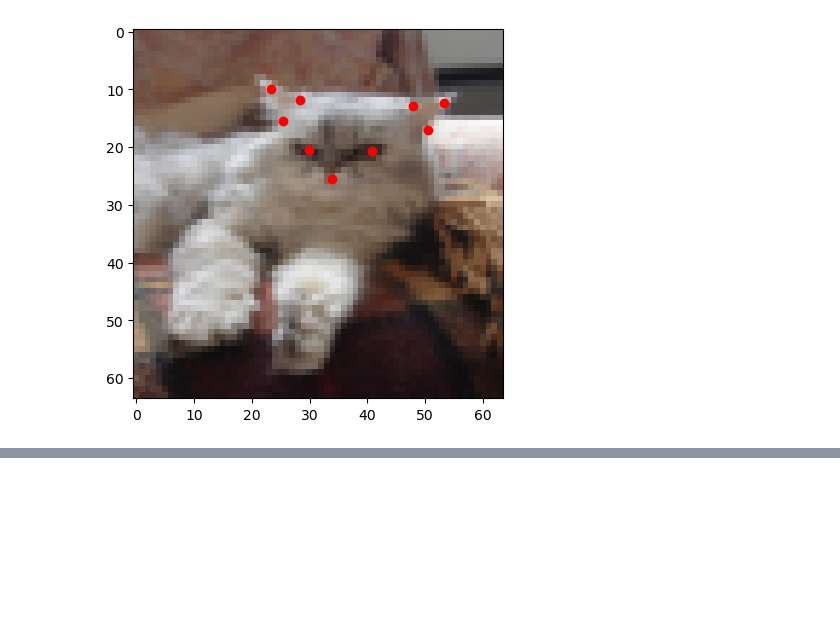
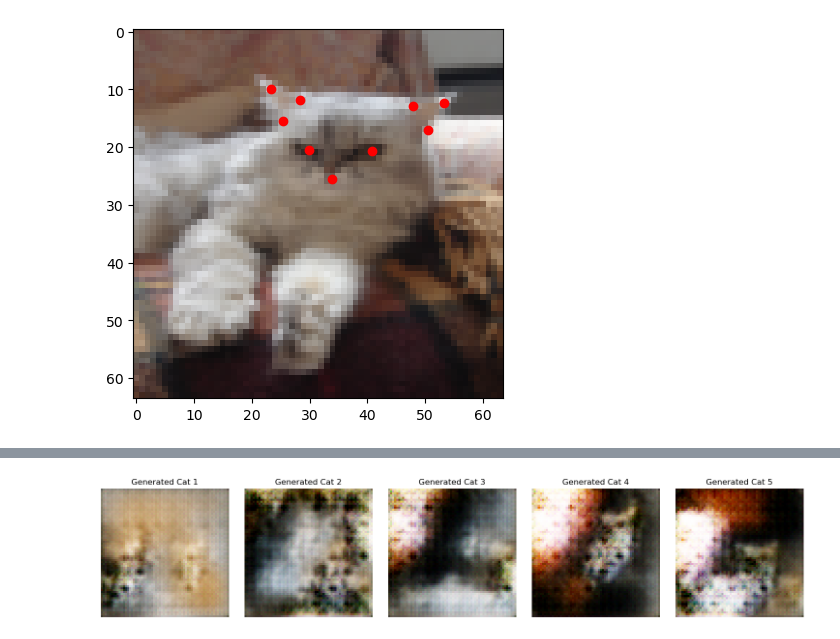
Before and after one commit to ome-rx/Cat-Image-Generator-Codes, a Jupyter notebook: DiffusionModel.ipynb, the cells around one changed output, grey strips where cells are left out. Saved outputs shown, nothing was run; the diff lists cells and outputs as text; code cells hidden in the pictures; blank space fills up the shorter version.

```diff
--- a/DiffusionModel.ipynb
+++ b/DiffusionModel.ipynb
@@ -195,0 +357,21 @@ loaded_model.to(device)
+# %%
+def generate_cat_images(model, latent_dim, num_images=5):
+    model.eval()
+    with torch.no_grad():
+        z = torch.randn(num_images, latent_dim, 1, 1).to(device)
+        generated_images = model(z)
+
+        fig, axes = plt.subplots(1, num_images, figsize=(15, 3))
+        for i, img in enumerate(generated_images):
+            ax = axes[i]
+            ax.imshow(img.cpu().permute(1, 2, 0).clip(0, 1))
+            ax.axis('off')
+            ax.set_title(f"Generated Cat {i+1}")
+
+        plt.tight_layout()
+        plt.show()
+
+# Generate and visualize new cat images
+generate_cat_images(generator, latent_dim)
+# %% [output]
+[figure, added]
```
Also changed, not shown: parts of 11 cells of this notebook, 1 other file.
